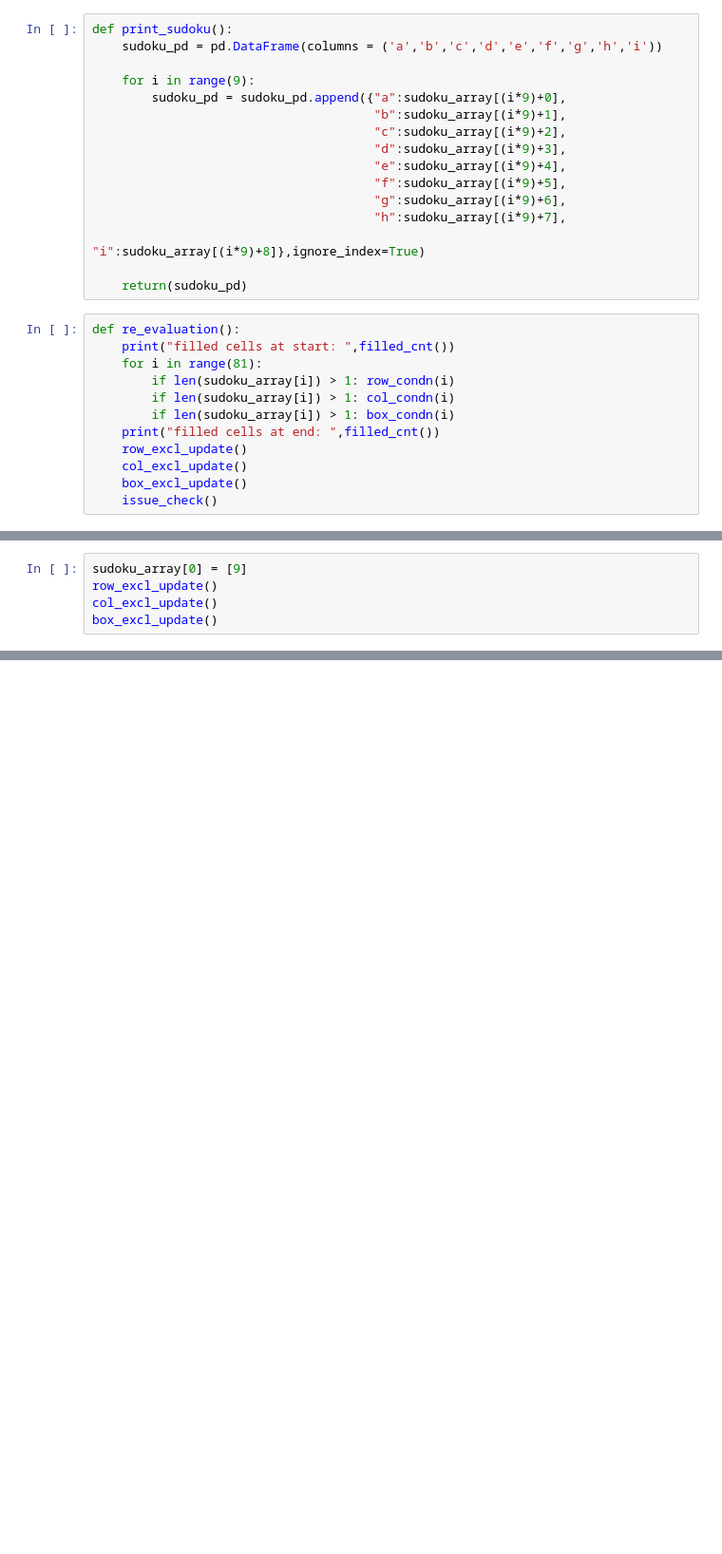
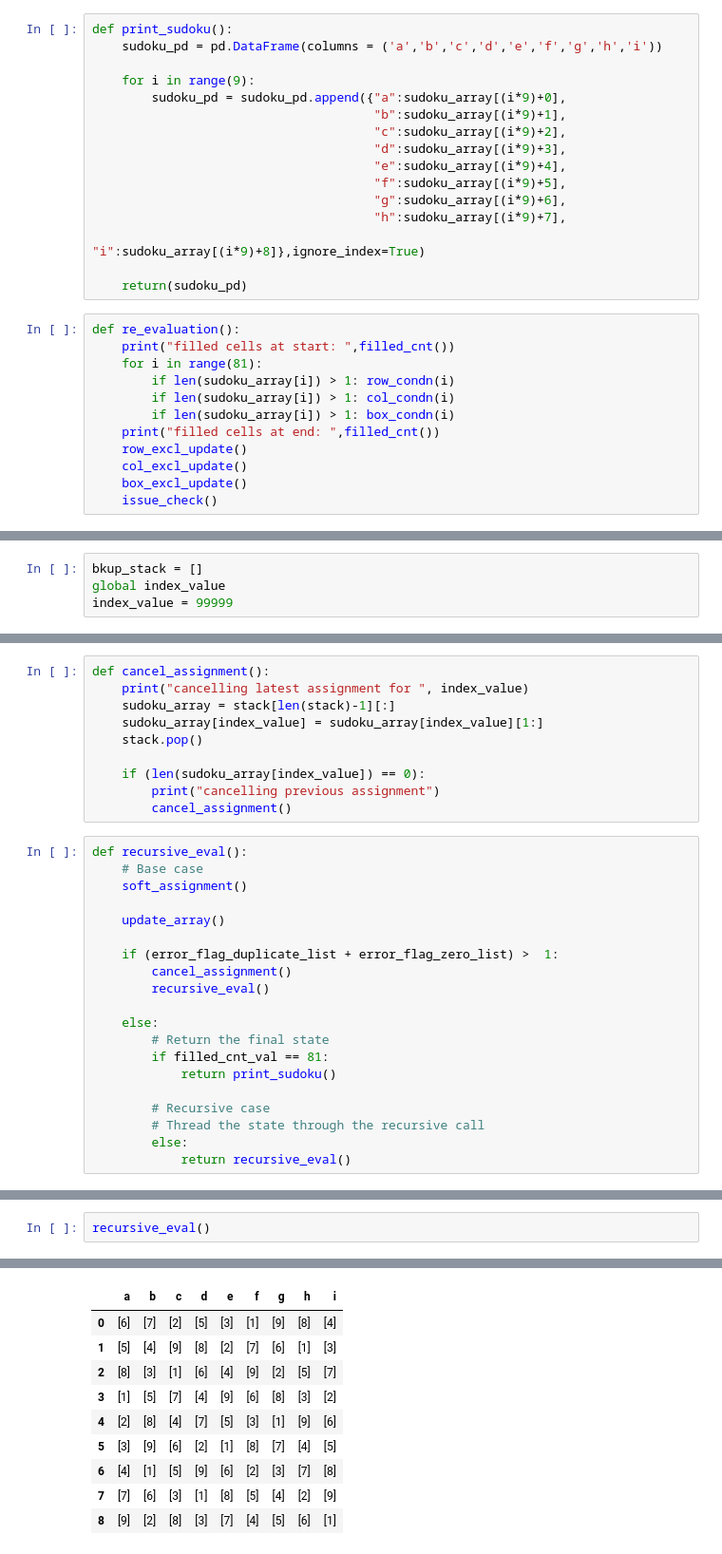
Before and after one commit to thilakghub/sudokusolver, a Jupyter notebook: Solver.ipynb, the cells around one changed output, grey strips where cells are left out. Shown at 95% size. Saved outputs shown, nothing was run; the diff lists cells and outputs as text; blank space fills up the shorter version.

```diff
--- a/Solver.ipynb
+++ b/Solver.ipynb
@@ -272,0 +262,4 @@ filled cells at end:  43
+# %%
+bkup_stack = []
+global index_value
+index_value = 99999
@@ -323,5 +290,0 @@ bkup_1 = sudoku_array[:]
-# %%
-sudoku_array[0] = [9]
-row_excl_update()
-col_excl_update()
-box_excl_update()
@@ -366,0 +291,30 @@ duplicate list error
+# %%
+def cancel_assignment():
+    print("cancelling latest assignment for ", index_value)
+    sudoku_array = stack[len(stack)-1][:]
+    sudoku_array[index_value] = sudoku_array[index_value][1:]
+    stack.pop()
+
+    if (len(sudoku_array[index_value]) == 0):
+        print("cancelling previous assignment")
+        cancel_assignment()
+# %%
+def recursive_eval():
+    # Base case
+    soft_assignment()
+
+    update_array()
+
+    if (error_flag_duplicate_list + error_flag_zero_list) >  1:
+        cancel_assignment()
+        recursive_eval()
+
+    else:
+        # Return the final state
+        if filled_cnt_val == 81:
+            return print_sudoku()
+
+        # Recursive case
+        # Thread the state through the recursive call
+        else:
+            return recursive_eval()
@@ -366,0 +337,3 @@ duplicate list error
+# %%
+recursive_eval()
+# %% [output]
@@ -366,0 +357,10 @@ duplicate list error
+|  | a | b | c | d | e | f | g | h | i |
+| 0 | [6] | [7] | [2] | [5] | [3] | [1] | [9] | [8] | [4] |
+| 1 | [5] | [4] | [9] | [8] | [2] | [7] | [6] | [1] | [3] |
+| 2 | [8] | [3] | [1] | [6] | [4] | [9] | [2] | [5] | [7] |
+| 3 | [1] | [5] | [7] | [4] | [9] | [6] | [8] | [3] | [2] |
+| 4 | [2] | [8] | [4] | [7] | [5] | [3] | [1] | [9] | [6] |
+| 5 | [3] | [9] | [6] | [2] | [1] | [8] | [7] | [4] | [5] |
+| 6 | [4] | [1] | [5] | [9] | [6] | [2] | [3] | [7] | [8] |
+| 7 | [7] | [6] | [3] | [1] | [8] | [5] | [4] | [2] | [9] |
+| 8 | [9] | [2] | [8] | [3] | [7] | [4] | [5] | [6] | [1] |
```
Also changed, not shown: parts of 20 cells of this notebook.
